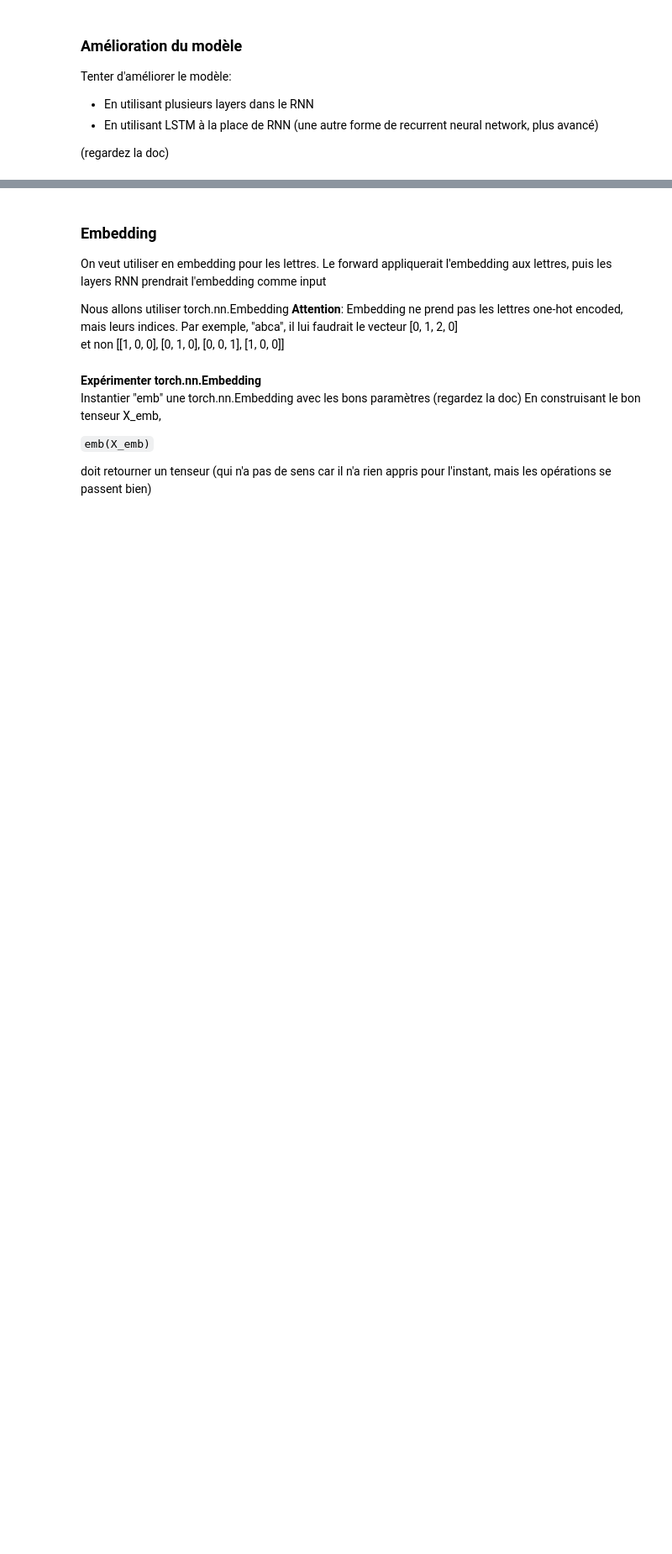
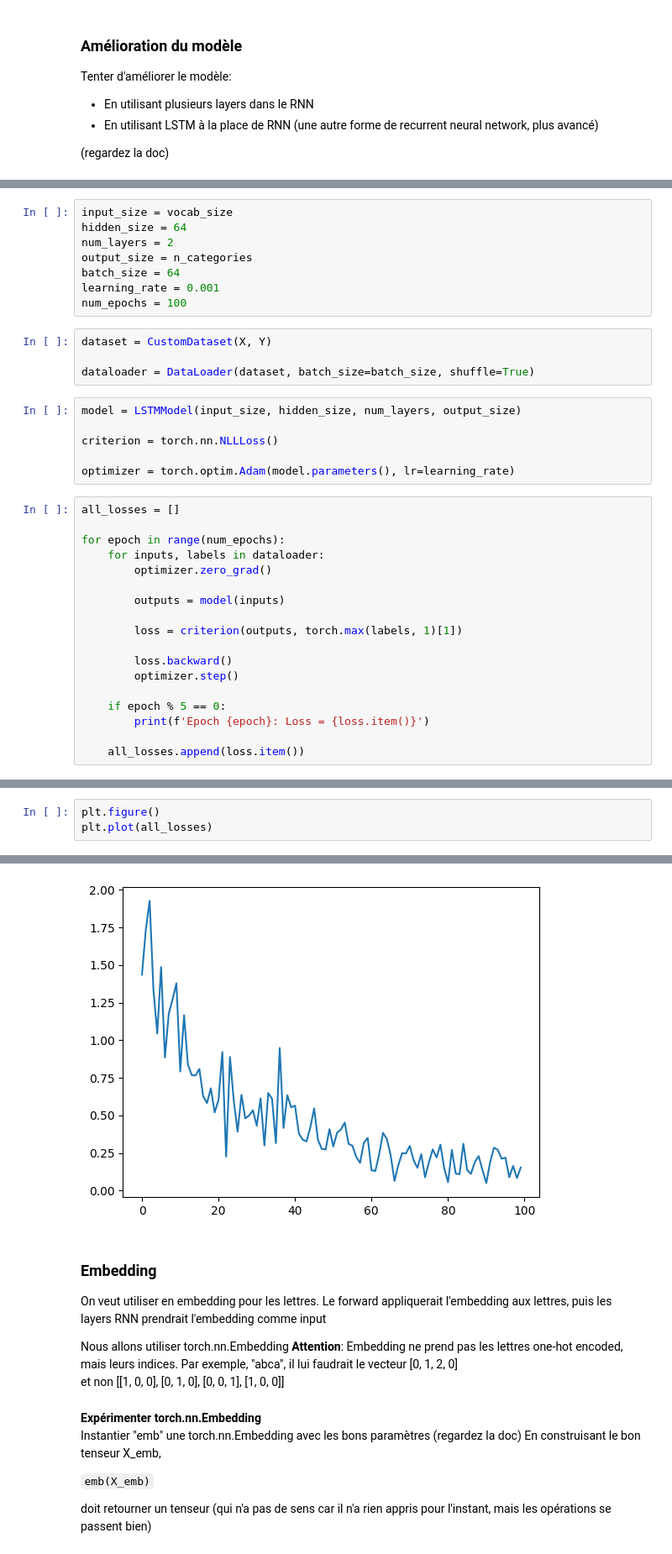
Before and after one commit to Leonardeaux/nlp_esgi, a Jupyter notebook: notebooks/TD2_part1_building_RNN_with_pytorch.ipynb, the cells around one changed output, grey strips where cells are left out. Shown at 84% size. Saved outputs shown, nothing was run; the diff lists cells and outputs as text; blank space fills up the shorter version.

```diff
--- a/notebooks/TD2_part1_building_RNN_with_pytorch.ipynb
+++ b/notebooks/TD2_part1_building_RNN_with_pytorch.ipynb
@@ -436,0 +590,36 @@ Tenter d'améliorer le modèle:
+# %%
+input_size = vocab_size
+hidden_size = 64
+num_layers = 2
+output_size = n_categories
+batch_size = 64
+learning_rate = 0.001
+num_epochs = 100
+# %%
+dataset = CustomDataset(X, Y)
+
+dataloader = DataLoader(dataset, batch_size=batch_size, shuffle=True)
+# %%
+model = LSTMModel(input_size, hidden_size, num_layers, output_size)
+
+criterion = torch.nn.NLLLoss()
+
+optimizer = torch.optim.Adam(model.parameters(), lr=learning_rate)
+# %%
+all_losses = []
+
+for epoch in range(num_epochs):
+    for inputs, labels in dataloader:
+        optimizer.zero_grad()
+
+        outputs = model(inputs)
+
+        loss = criterion(outputs, torch.max(labels, 1)[1])
+
+        loss.backward()
+        optimizer.step()
+
+    if epoch % 5 == 0:
+        print(f'Epoch {epoch}: Loss = {loss.item()}')
+
+    all_losses.append(loss.item())
@@ -436,0 +647,4 @@ Tenter d'améliorer le modèle:
+# %%
+plt.figure()
+plt.plot(all_losses)
+# %% [output]
@@ -437,3 +652,4 @@ Tenter d'améliorer le modèle:
+[figure, added]
 # %% [markdown]
 ### Embedding
 
```
Also changed, not shown: parts of 41 cells of this notebook.
